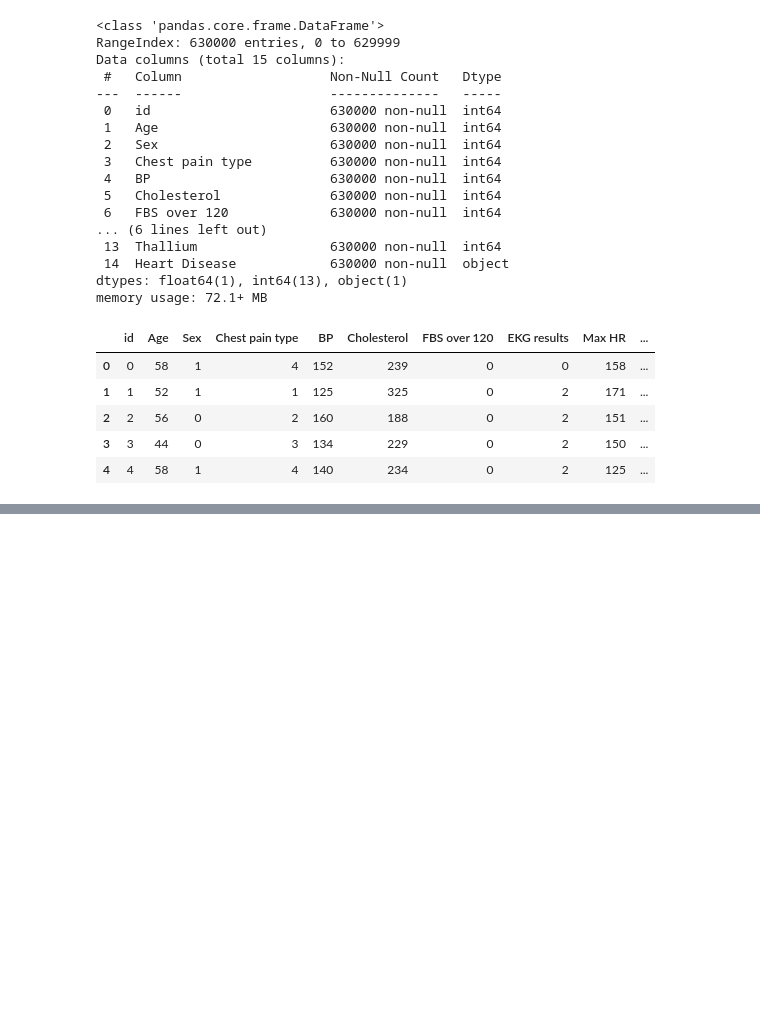
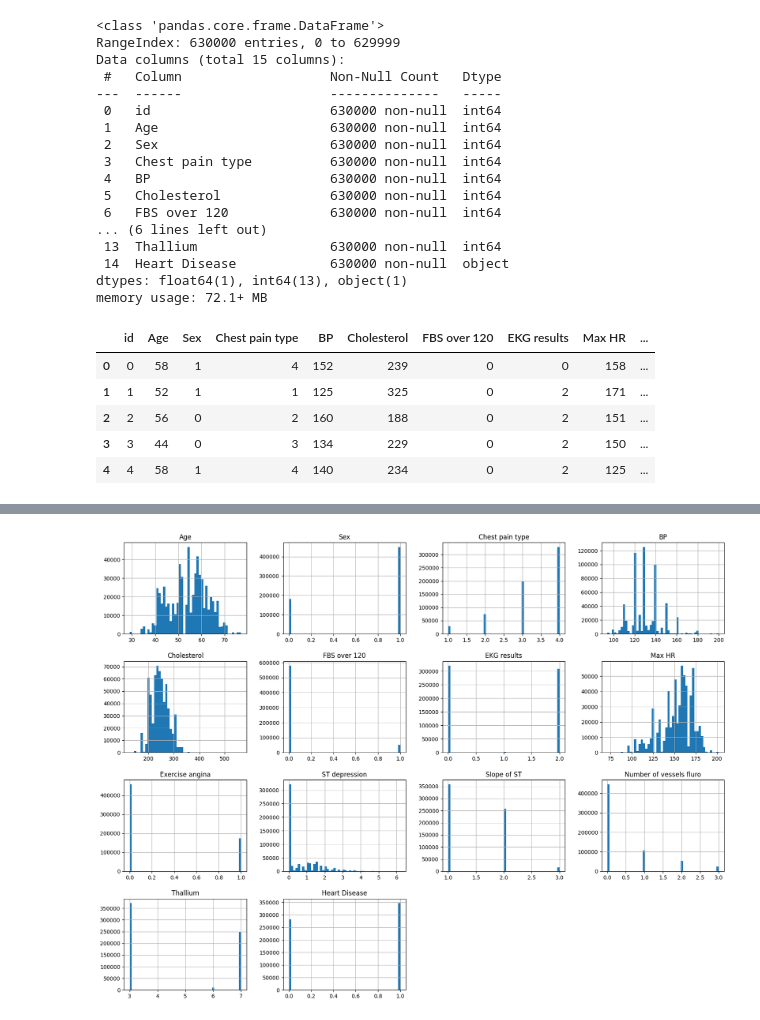
Before and after one commit to DanWanschitz/projects, a Jupyter notebook: predict_heart_disease.ipynb, the cells around one changed output, grey strips where cells are left out. Cells and saved outputs as stored; diff of their text form; code cells hidden in the pictures; blank space fills up the shorter version.

```diff
--- a/predict_heart_disease.ipynb
+++ b/predict_heart_disease.ipynb
@@ -56,0 +103,6 @@ Heart Disease                 1.000000
+# %%
+train = train.drop('id', axis='columns')
+train.hist(bins=50, figsize=(20,15))
+plt.show()
+# %% [output]
+[figure, added]
```
Also changed, not shown: parts of 4 cells of this notebook.
